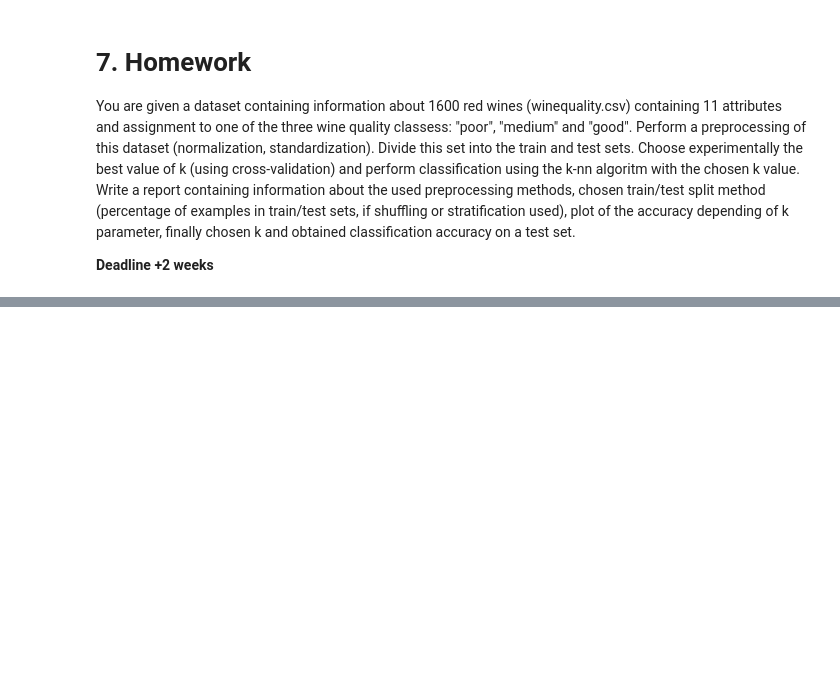
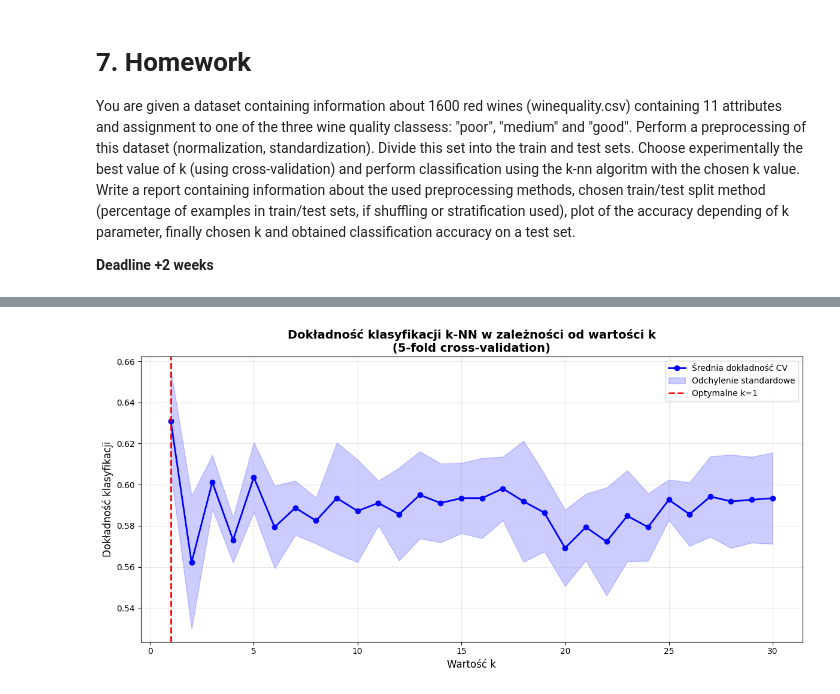
Before and after one commit to Michaszek224/wprowadzeniedosiecineuronowych, a Jupyter notebook: ml4/Exercices_knn.ipynb, the cells around one changed output, grey strips where cells are left out. Saved outputs shown, nothing was run; the diff lists cells and outputs as text; code cells hidden in the pictures; blank space fills up the shorter version.

```diff
--- a/ml4/Exercices_knn.ipynb
+++ b/ml4/Exercices_knn.ipynb
@@ -171,0 +412,27 @@ You are given a dataset containing information about 1600 red wines (winequality
+# %%
+print("WYBÓR OPTYMALNEJ WARTOŚCI k")
+
+k_range = range(1, 31)
+cv_mean_scores = []
+cv_std_scores = []
+
+
+for k in k_range:
+    knn = KNeighborsClassifier(n_neighbors=k)
+    cv_results = cross_validate(knn, X_train_scaled, y_train, cv=5,
+                                scoring='accuracy', return_train_score=False)
+
+    mean_score = cv_results['test_score'].mean()
+    std_score = cv_results['test_score'].std()
+
+    cv_mean_scores.append(mean_score)
+    cv_std_scores.append(std_score)
+
+    if k % 5 == 0 or k == 1:
+        print(f"k={k:2d}: accuracy={mean_score:.4f}")
+
+best_k = k_range[cv_mean_scores.index(max(cv_mean_scores))]
+best_cv_score = max(cv_mean_scores)
+
+print(f"\n✓ Optymalna wartość k: {best_k}")
+print(f"  Najlepsza dokładność CV: {best_cv_score:.4f}")
@@ -171,0 +451,19 @@ You are given a dataset containing information about 1600 red wines (winequality
+# %%
+plt.figure(figsize=(12, 6))
+plt.plot(k_range, cv_mean_scores, 'b-o', linewidth=2, markersize=6, label='Średnia dokładność CV')
+plt.fill_between(k_range,
+                 np.array(cv_mean_scores) - np.array(cv_std_scores),
+                 np.array(cv_mean_scores) + np.array(cv_std_scores),
+                 alpha=0.2, color='blue', label='Odchylenie standardowe')
+plt.axvline(x=best_k, color='red', linestyle='--', linewidth=2,
+            label=f'Optymalne k={best_k}')
+plt.xlabel('Wartość k', fontsize=12)
+plt.ylabel('Dokładność klasyfikacji', fontsize=12)
+plt.title('Dokładność klasyfikacji k-NN w zależności od wartości k\n(5-fold cross-validation)',
+          fontsize=14, fontweight='bold')
+plt.grid(True, alpha=0.3)
+plt.legend(fontsize=10)
+plt.tight_layout()
+plt.show()
+# %% [output]
+[figure, added]
```
Also changed, not shown: parts of 14 cells of this notebook, 4 other files.
